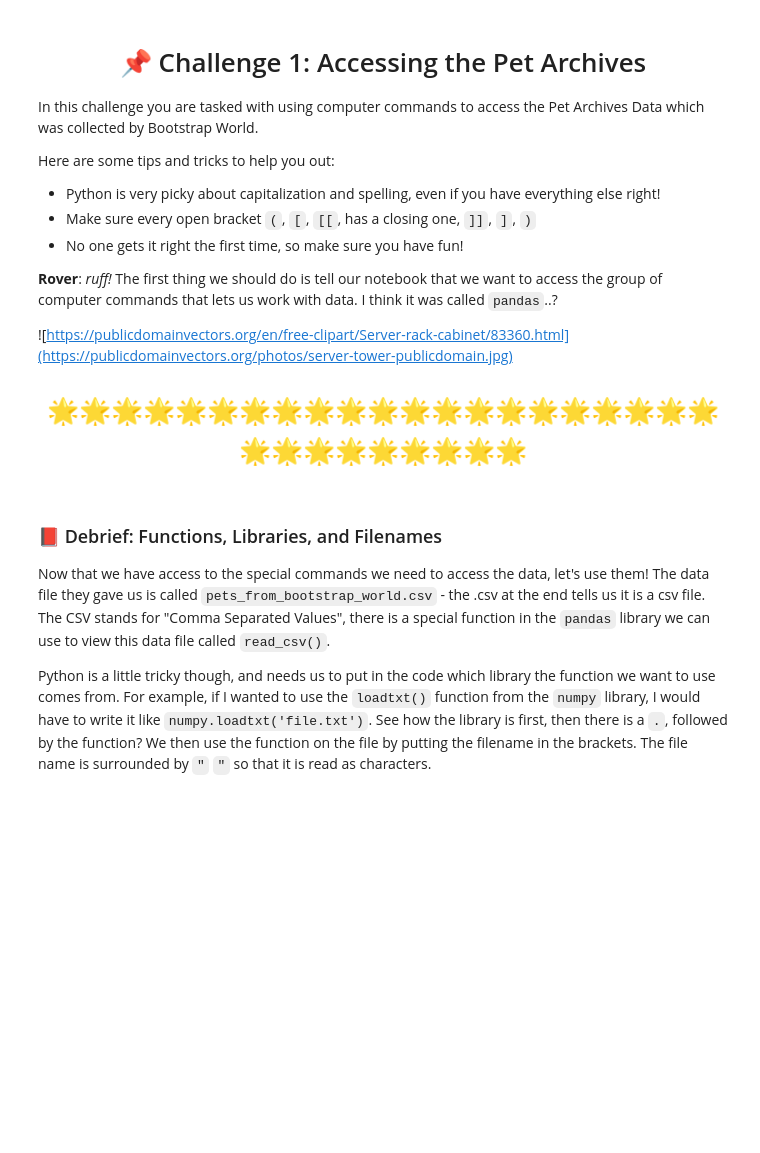
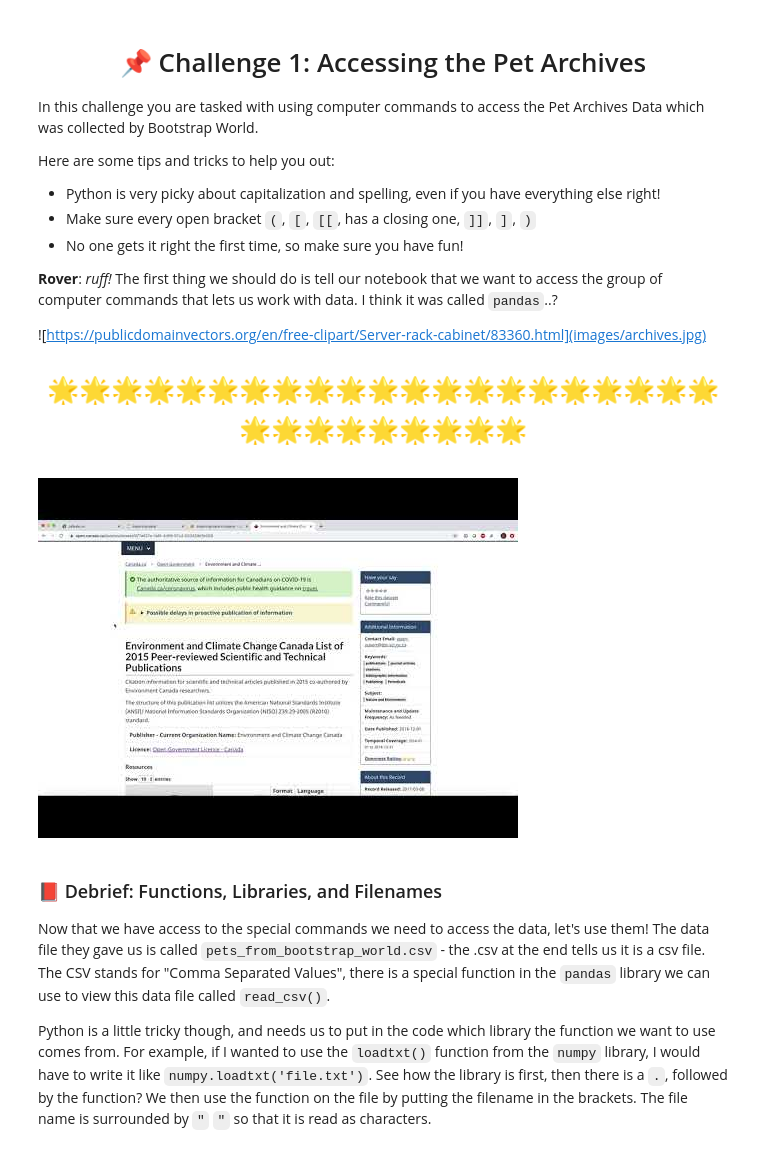
Before and after one commit to callysto/hackathon, a Jupyter notebook: SustainabilityOnMars/GuidedNotebooks/pets-in-space/pets-in-space.ipynb, the cells around one changed output. Cells and saved outputs as stored; diff of their text form; code cells hidden in the pictures; blank space fills up the shorter version.

```diff
--- a/SustainabilityOnMars/GuidedNotebooks/pets-in-space/pets-in-space.ipynb
+++ b/SustainabilityOnMars/GuidedNotebooks/pets-in-space/pets-in-space.ipynb
@@ -36,12 +42,14 @@ Here are some tips and tricks to help you out:
 
 **Rover**: *ruff!* The first thing we should do is tell our notebook that we want to access the group of computer commands that lets us work with data. I think it was called `pandas`..?
 
-![https://publicdomainvectors.org/en/free-clipart/Server-rack-cabinet/83360.html](https://publicdomainvectors.org/photos/server-tower-publicdomain.jpg)
+![https://publicdomainvectors.org/en/free-clipart/Server-rack-cabinet/83360.html](images/archives.jpg)
 
 # <p style="text-align: center;"> 🌟🌟🌟🌟🌟🌟🌟🌟🌟🌟🌟🌟🌟🌟🌟🌟🌟🌟🌟🌟🌟🌟🌟🌟🌟🌟🌟🌟🌟🌟 </p>
 # %%
 #❗️Run this cell
-display(IFrame('https://www.youtube.com/embed/P6KNkb7xVjk', width=960, height=515))
+YouTubeVideo('P6KNkb7xVjk')
+# %% [output]
+[figure, added]
 # %%
 #❗️Run this cell
 i.challenge1a()
```
Also changed, not shown: parts of 28 cells of this notebook, 15 other files.
